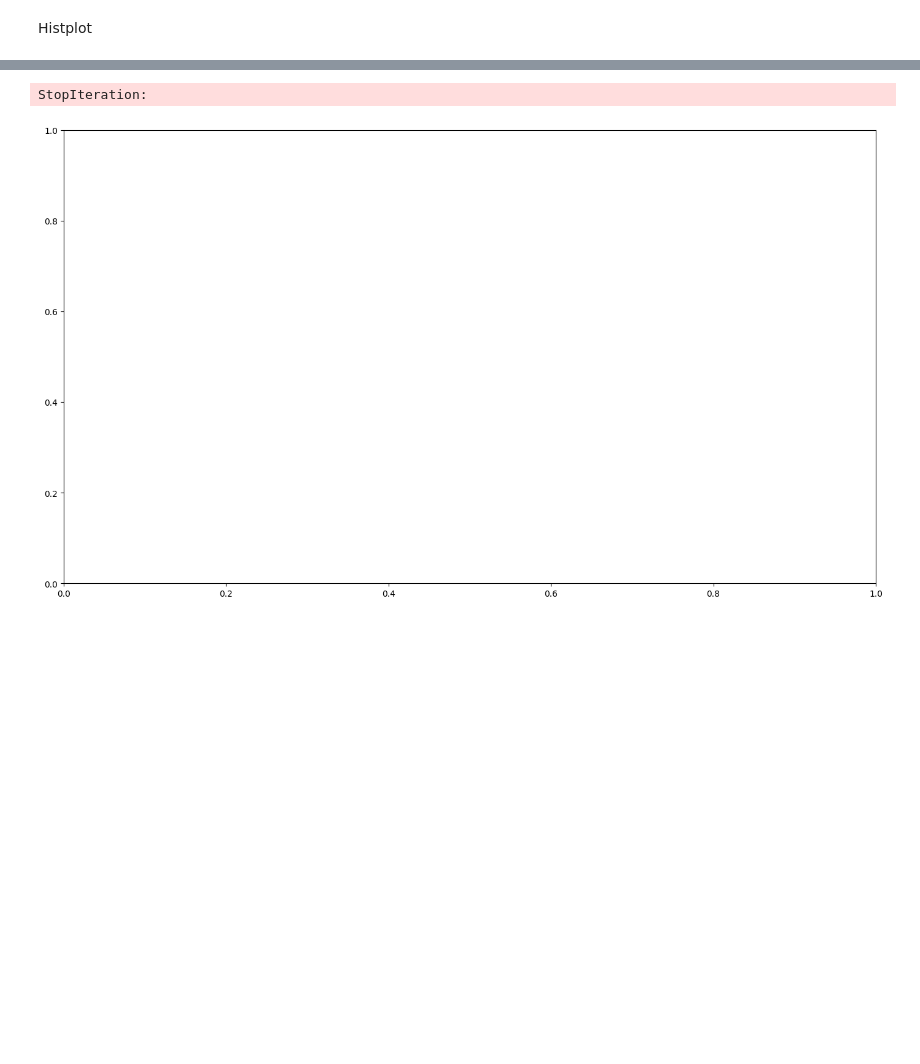
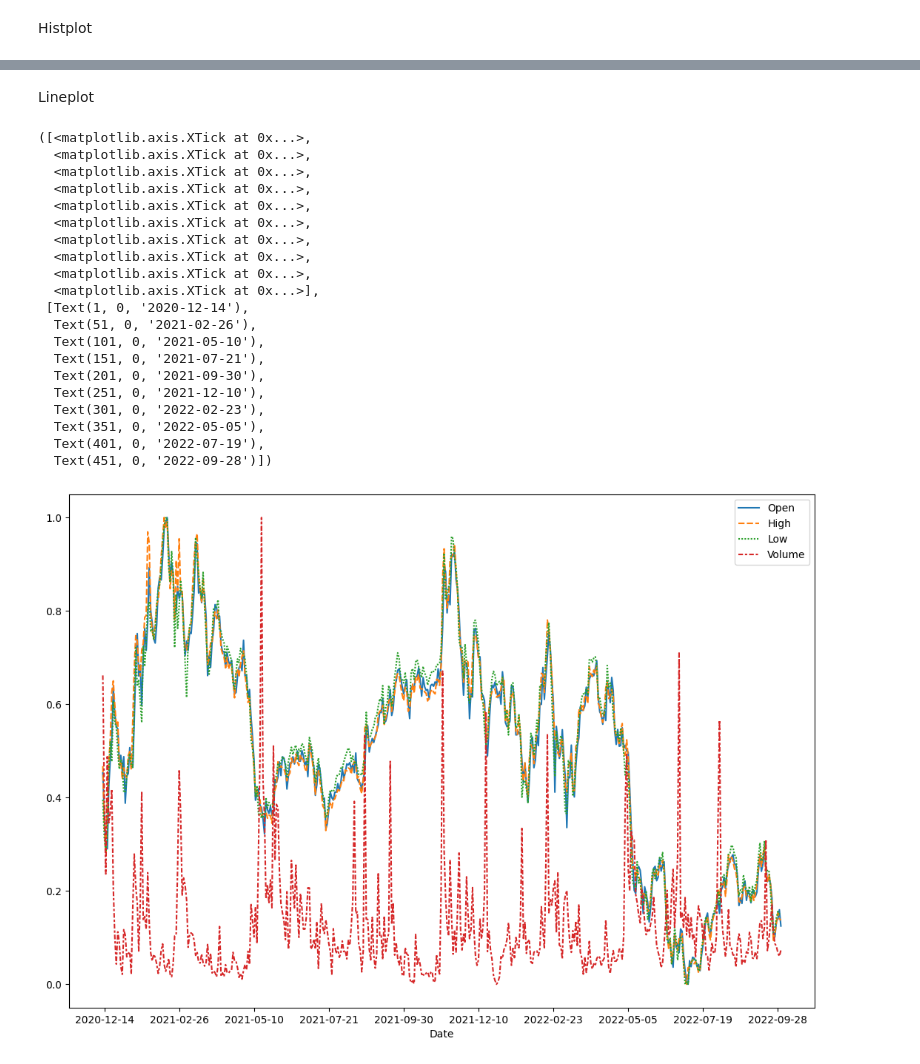
Before and after one commit to Terlok/DataScience, a Jupyter notebook: CourseWork/Code.ipynb, the cells around one changed output, grey strips where cells are left out. Drawn from its saved outputs; the diff is of its cells as text; code cells hidden in the pictures; blank space fills up the shorter version.

```diff
--- a/CourseWork/Code.ipynb
+++ b/CourseWork/Code.ipynb
@@ -7,7 +7,7 @@ import seaborn as sns
 import matplotlib.pyplot as plt
 from sklearn import preprocessing
 
-data = pd.read_csv('ABNB.csv')
+data = pd.read_csv('ABNB_DataSet.csv')
 # %% [markdown]
 Відображаємо перші 5 стовпчиків нашого DataSet.
 # %%
@@ -176,6 +200,28 @@ Histplot
+# %% [markdown]
+Lineplot
 # %%
 plt.figure(figsize=(13,9))
-sns.histplot(data=data_normalized[:50]) #.set_tight_layout(False)
+sns.lineplot(data=data_normalized[['Open', 'High', 'Low', 'Volume']])
+plt.xticks(indexes)
 # %% [output]
-StopIteration:
+([<matplotlib.axis.XTick at 0x...>,
+  <matplotlib.axis.XTick at 0x...>,
+  <matplotlib.axis.XTick at 0x...>,
+  <matplotlib.axis.XTick at 0x...>,
+  <matplotlib.axis.XTick at 0x...>,
+  <matplotlib.axis.XTick at 0x...>,
+  <matplotlib.axis.XTick at 0x...>,
+  <matplotlib.axis.XTick at 0x...>,
+  <matplotlib.axis.XTick at 0x...>,
+  <matplotlib.axis.XTick at 0x...>],
+ [Text(1, 0, '2020-12-14'),
+  Text(51, 0, '2021-02-26'),
+  Text(101, 0, '2021-05-10'),
+  Text(151, 0, '2021-07-21'),
+  Text(201, 0, '2021-09-30'),
+  Text(251, 0, '2021-12-10'),
+  Text(301, 0, '2022-02-23'),
+  Text(351, 0, '2022-05-05'),
+  Text(401, 0, '2022-07-19'),
+  Text(451, 0, '2022-09-28')])
-[figure, old version]
+[figure, new version]
```
Also changed, not shown: parts of 5 cells of this notebook.
